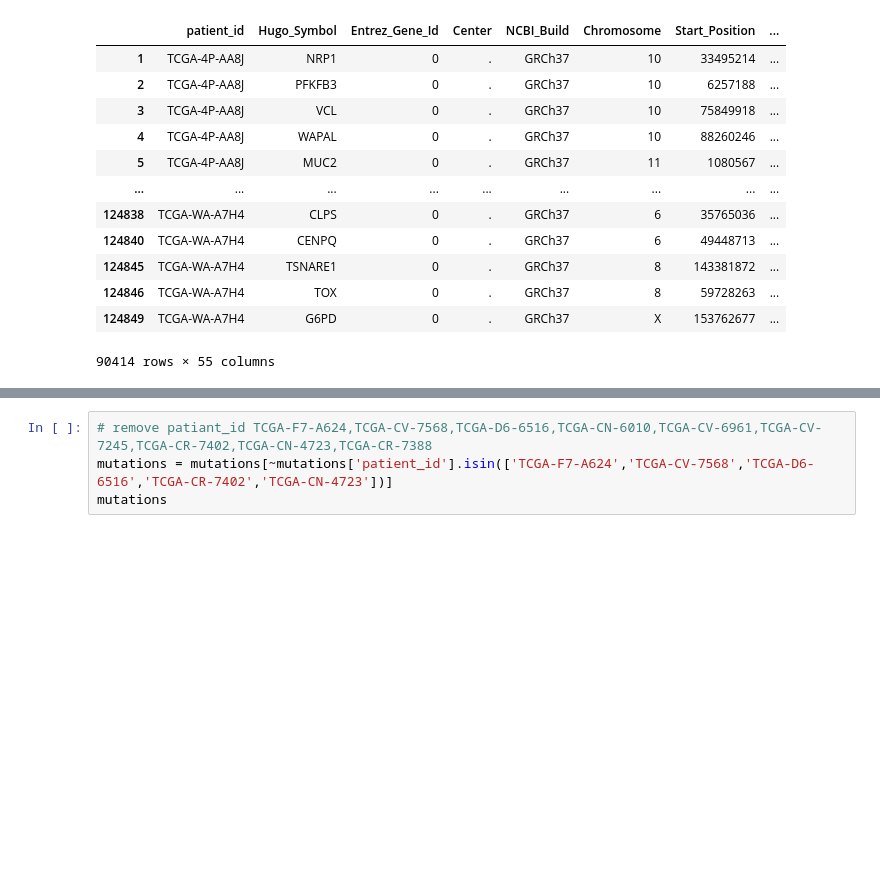
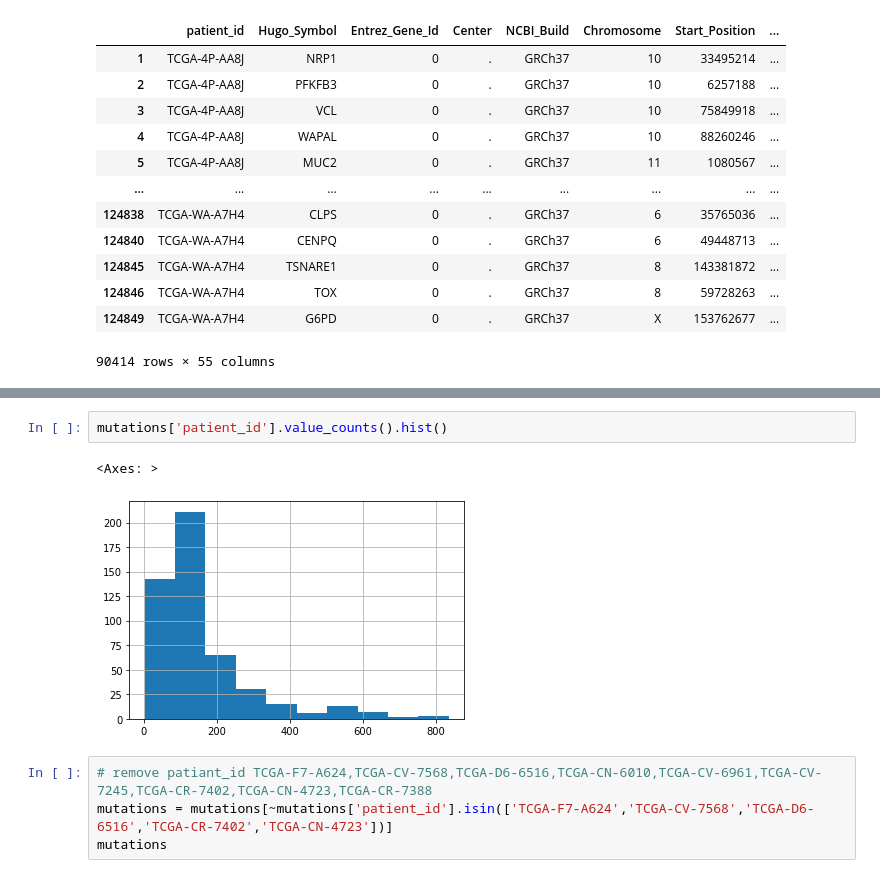
Before and after one commit to Harrison-Q-Ma/BNFO285_Projects, a Jupyter notebook: project_2/Harrison/analysis/analysis.ipynb, the cells around one changed output, grey strips where cells are left out. Saved outputs shown, nothing was run; the diff lists cells and outputs as text; blank space fills up the shorter version.

```diff
--- a/project_2/Harrison/analysis/analysis.ipynb
+++ b/project_2/Harrison/analysis/analysis.ipynb
@@ -185,3 +274,8 @@ Name: count, dtype: int64
+# %%
+mutations['patient_id'].value_counts().hist()
+# %% [output]
+<Axes: >
+[figure, added]
 # %%
 # remove patiant_id TCGA-F7-A624,TCGA-CV-7568,TCGA-D6-6516,TCGA-CN-6010,TCGA-CV-6961,TCGA-CV-7245,TCGA-CR-7402,TCGA-CN-4723,TCGA-CR-7388
 mutations = mutations[~mutations['patient_id'].isin(['TCGA-F7-A624','TCGA-CV-7568','TCGA-D6-6516','TCGA-CR-7402','TCGA-CN-4723'])]
```
Also changed, not shown: parts of 19 cells of this notebook, 1 other file.
